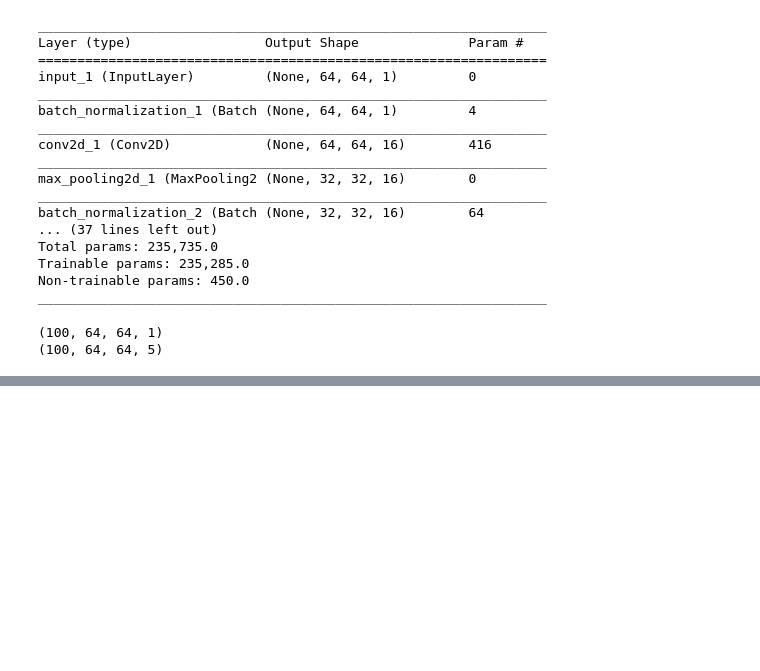
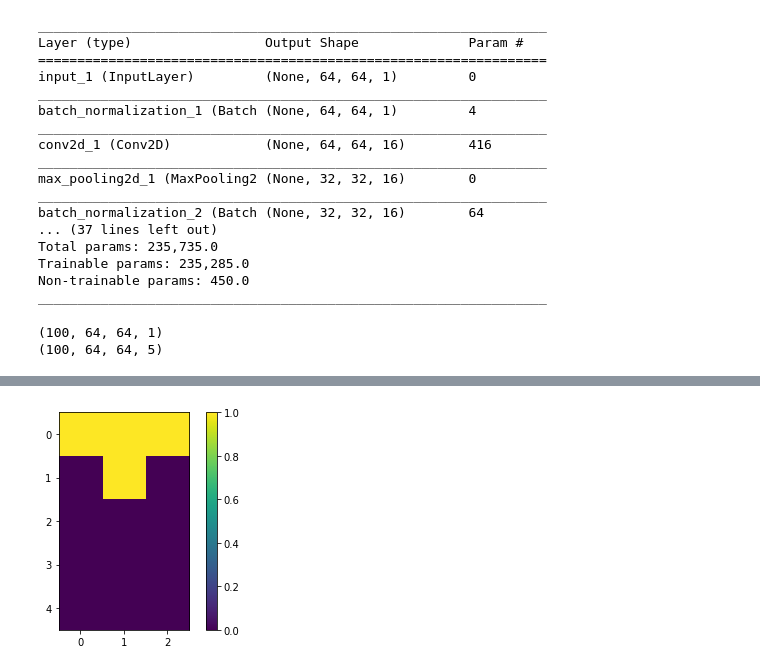
Before and after one commit to jr0th/crazycost, a Jupyter notebook: code/network.ipynb, the cells around one changed output, grey strips where cells are left out. Drawn from its saved outputs; the diff is of its cells as text; code cells hidden in the pictures; blank space fills up the shorter version.

```diff
--- a/code/network.ipynb
+++ b/code/network.ipynb
@@ -167,0 +276,84 @@ NameError: name 'crazyloss' is not defined
+# %%
+def tprint(tensor):
+    result = tensor.eval(session = tf.Session())
+    plt.imshow(np.squeeze(result))
+    plt.colorbar()
+    plt.show()
+# %%
+slicer_img_1c_size = tf.constant([-1,dim1,dim2,1])
+slicer_img_3c_size = tf.constant([-1,dim1,dim2,3])
+
+slicer_img_begin = tf.constant([0,0,0,0])
+slicer_seed1_begin = tf.constant([0,0,0,3])
+slicer_seed2_begin = tf.constant([0,0,0,4])
+
+# get image and seeds
+y_true_img = tf.slice(y_true_coll, slicer_img_begin, slicer_img_3c_size)
+seed1 = tf.slice(y_true_coll, slicer_seed1_begin, slicer_img_1c_size)
+seed2 = tf.slice(y_true_coll, slicer_seed2_begin, slicer_img_1c_size)
+
+# slice images in layers
+slicer_img_nuc1_begin = tf.constant([0,0,0,1])
+slicer_img_nuc2_begin = tf.constant([0,0,0,2])
+
+# 1 where we have the respective nucleus in y_true
+nuc1_true = tf.slice(y_true_img, slicer_img_nuc1_begin, slicer_img_1c_size)
+nuc2_true = tf.slice(y_true_img, slicer_img_nuc2_begin, slicer_img_1c_size)
+nucleus_masks = nuc1_true - nuc2_true
+
+tprint(nuc1_true)
+tprint(nuc2_true)
+tprint(nucleus_masks)
+
+nuc1_pred = tf.slice(y_pred, slicer_img_nuc1_begin, slicer_img_1c_size)
+nuc2_pred = tf.slice(y_pred, slicer_img_nuc2_begin, slicer_img_1c_size)
+
+nuc1_pred_thresh = threshold_tensor(nuc1_pred)
+nuc2_pred_thresh = threshold_tensor(nuc2_pred)
+
+tprint(nuc1_pred)
+tprint(nuc2_pred)
+
+tprint(nuc1_pred_thresh)
+tprint(nuc2_pred_thresh)
+
+# start with seed
+region1 = tf.reshape(seed1, shape=(-1, dim1, dim2, 1))
+
+tprint(region1)
+
+# grow region
+for i in range(np.maximum(dim1, dim2)):
+    region1 = region1 * nuc1_pred_thresh
+    print('multiplied 1:')
+    tprint(region1)
+    region1 = grow(region1)
+    print('grown 1:')
+    tprint(region1)
+    region1 = clip(region1, 0, 1)
+    print('clipped 1:')
+    tprint(region1)
+
+# start with seed
+region2 = tf.reshape(seed2, shape=(-1, dim1, dim2, 1))
+
+# grow region
+for i in range(np.maximum(dim1, dim2)):
+    region2 = region2 * nuc2_pred_thresh
+    print('multiplied 2:')
+    tprint(region2)
+    region2 = grow(region2)
+    print('grown 2:')
+    tprint(region2)
+    region2 = clip(region2, 0, 1)
+    print('clipped 2:')
+    tprint(region2)
+
+loss1 = tf.reduce_mean(tf.abs(tf.reduce_sum(region1 * nucleus_masks, axis=[1,2])),axis=0)
+loss2 = tf.reduce_mean(tf.abs(tf.reduce_sum(region2 * nucleus_masks, axis=[1,2])),axis=0)
+
+loss =  - (loss1 + loss2)
+
+loss.eval(session=tf.Session())
+# %% [output]
+[figure, added]
```
Also changed, not shown: parts of 8 cells of this notebook, 3 other files.
